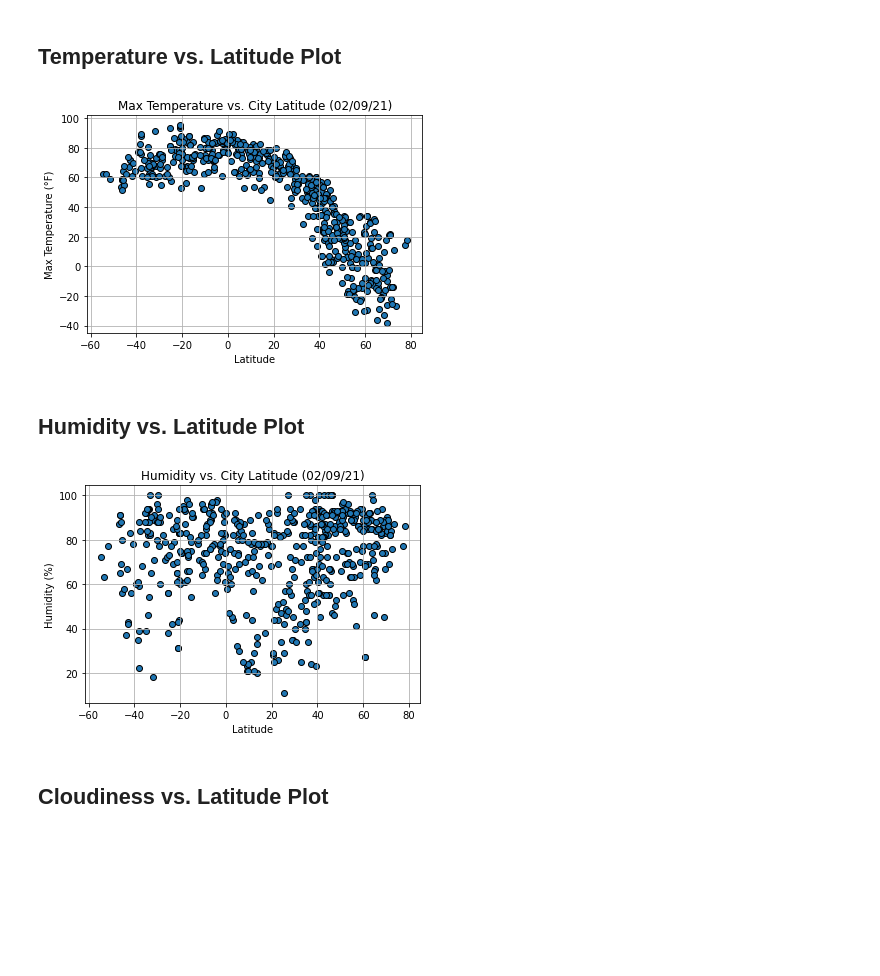
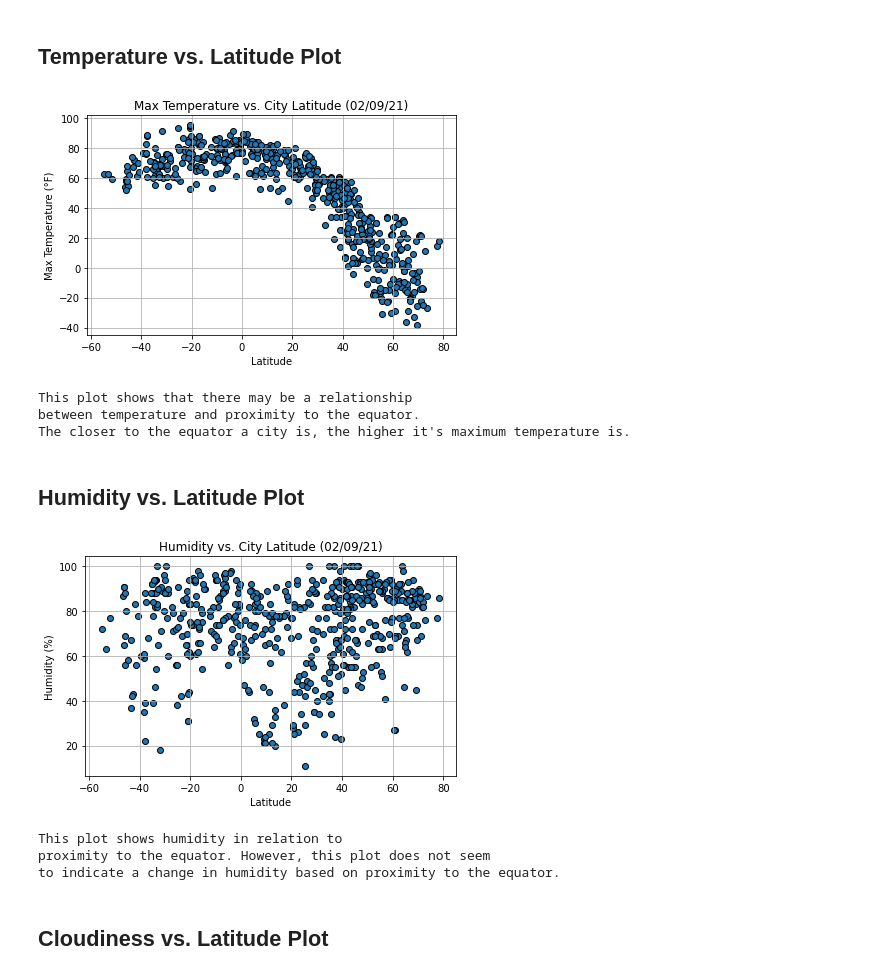
Before and after one commit to pammeyer80/python-api-challenge, a Jupyter notebook: WeatherPy/WeatherPy.ipynb, the cells around one changed output. Drawn from its saved outputs; the diff is of its cells as text; code cells hidden in the pictures; blank space fills up the shorter version.

Commit message:
add notes to scatter plots

```diff
--- a/WeatherPy/WeatherPy.ipynb
+++ b/WeatherPy/WeatherPy.ipynb
@@ -206,19 +206,27 @@ There were no records with humidity above 100%.
 # %%
 lat_axis = weather_df["Lat"]
 temp_axis = weather_df["Max Temp"]
 today = date.today().strftime("%m/%d/%y")
 
 plt.scatter(lat_axis, temp_axis, edgecolors="black")
 plt.ylabel("Max Temperature (\N{DEGREE SIGN}F)")
 plt.xlabel("Latitude")
 plt.title(f"Max Temperature vs. City Latitude ({today})")
 plt.grid()
+plt.tight_layout()
 
 plt.savefig("../output_data/Temp_vs_Lat.png")
 
 plt.show()
+
+print(f"This plot shows that there may be a relationship \n\
+between temperature and proximity to the equator. \n\
+The closer to the equator a city is, the higher it's maximum temperature is.")
 # %% [output]
-[figure, old version]
+[figure, new version]
+This plot shows that there may be a relationship
+between temperature and proximity to the equator.
+The closer to the equator a city is, the higher it's maximum temperature is.
 # %% [markdown]
 ## Humidity vs. Latitude Plot
 # %%
@@ -231,12 +239,20 @@ plt.ylabel("Humidity (%)")
 plt.xlabel("Latitude")
 plt.title(f"Humidity vs. City Latitude ({today})")
 plt.grid()
+plt.tight_layout()
 
 plt.savefig("../output_data/Humidity_vs_Lat.png")
 
 plt.show()
+
+print(f"This plot shows humidity in relation to \n\
+proximity to the equator. However, this plot does not seem\n\
+to indicate a change in humidity based on proximity to the equator.")
 # %% [output]
-[figure, old version]
+[figure, new version]
+This plot shows humidity in relation to
+proximity to the equator. However, this plot does not seem
+to indicate a change in humidity based on proximity to the equator.
 # %% [markdown]
 ## Cloudiness vs. Latitude Plot
 # %%
```
Also changed, not shown: parts of 2 cells of this notebook, 4 other files.
